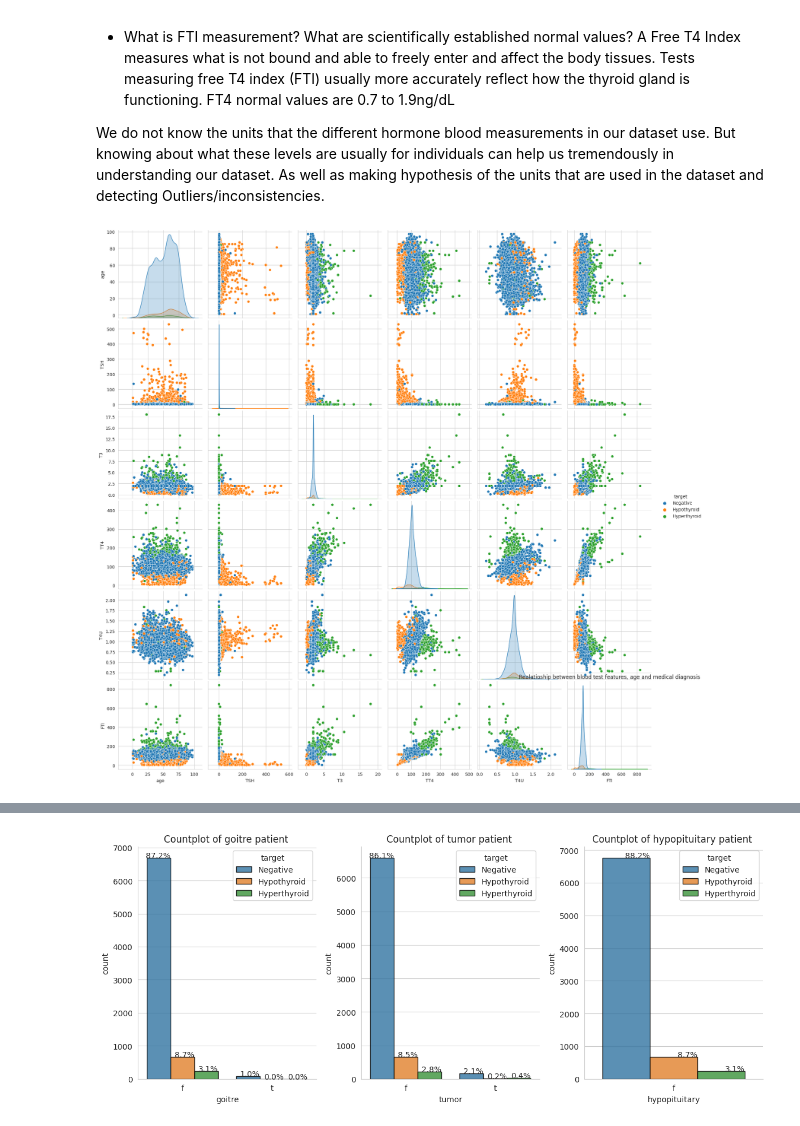
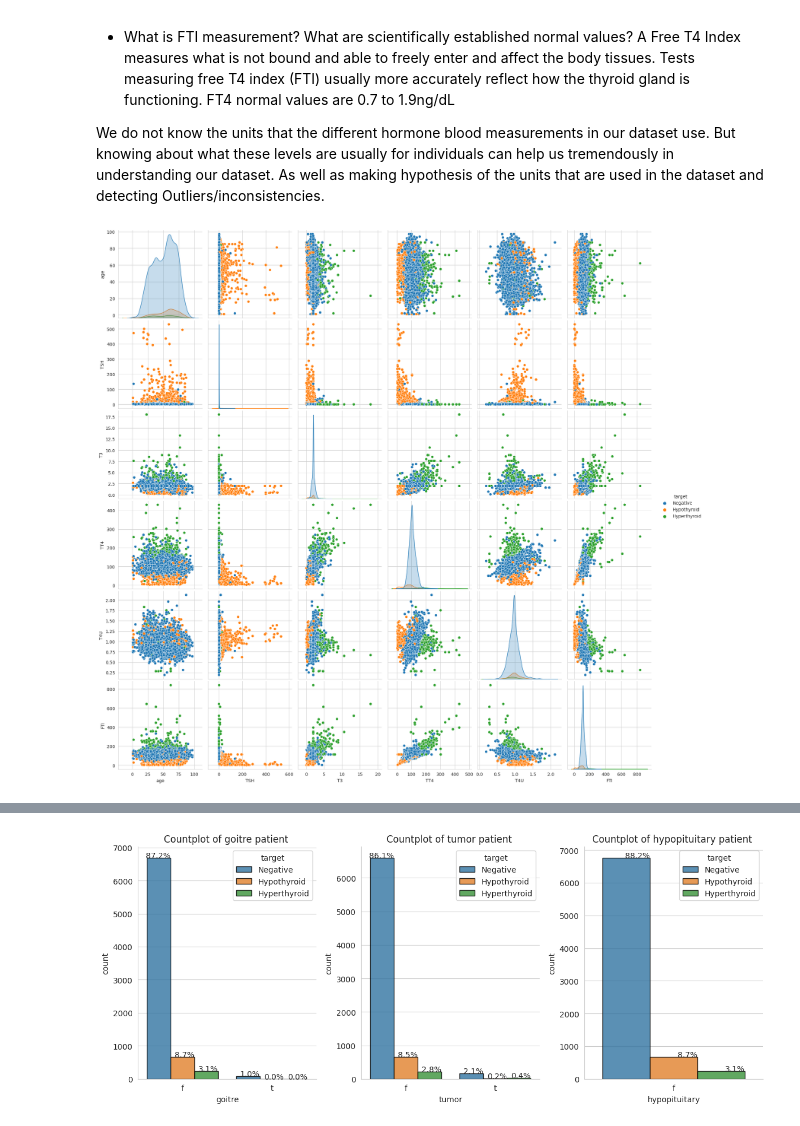
Before and after one commit to AsmaBenHmidene/Thyroid-disease-medical-diagnosis-prediction, a Jupyter notebook: Clean_and_explore_dataset.ipynb, the cells around one changed output, grey strips where cells are left out. Saved outputs shown, nothing was run; the diff lists cells and outputs as text; code cells hidden in the pictures.

```diff
--- a/Clean_and_explore_dataset.ipynb
+++ b/Clean_and_explore_dataset.ipynb
@@ -971,8 +978,7 @@ We do not know the units that the different hormone blood measurements in our da
 # %%
 numerical = df[['age', 'TSH', 'T3', 'TT4', 'T4U', 'FTI', 'target']].copy()
 sns.set_style('whitegrid');
 sns.pairplot(numerical, hue='target', height=3);
-plt.title("Realatioship between blood test features, age and medical diagnosis")
 plt.show();
 # %% [output]
-[figure, old version]
+[figure, new version]
```
Also changed, not shown: parts of 27 cells of this notebook.
